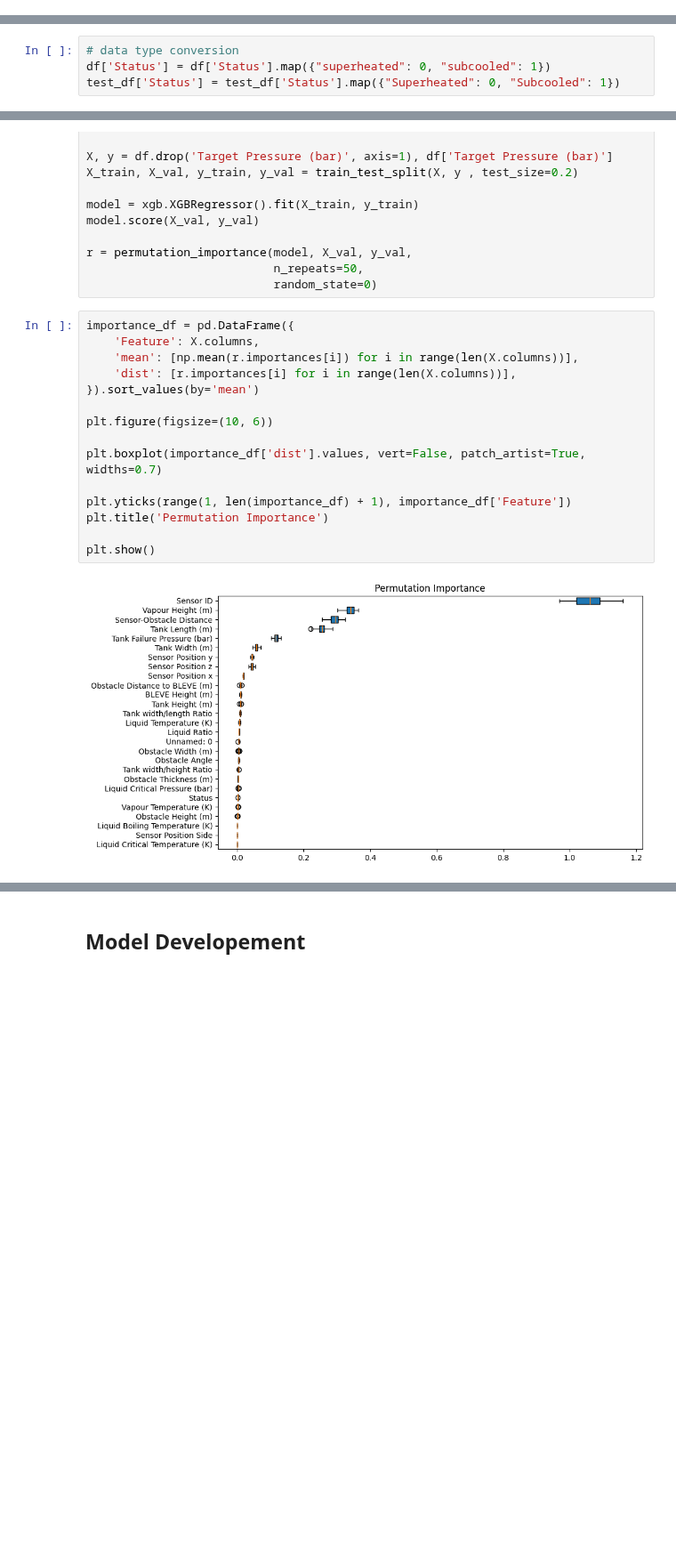
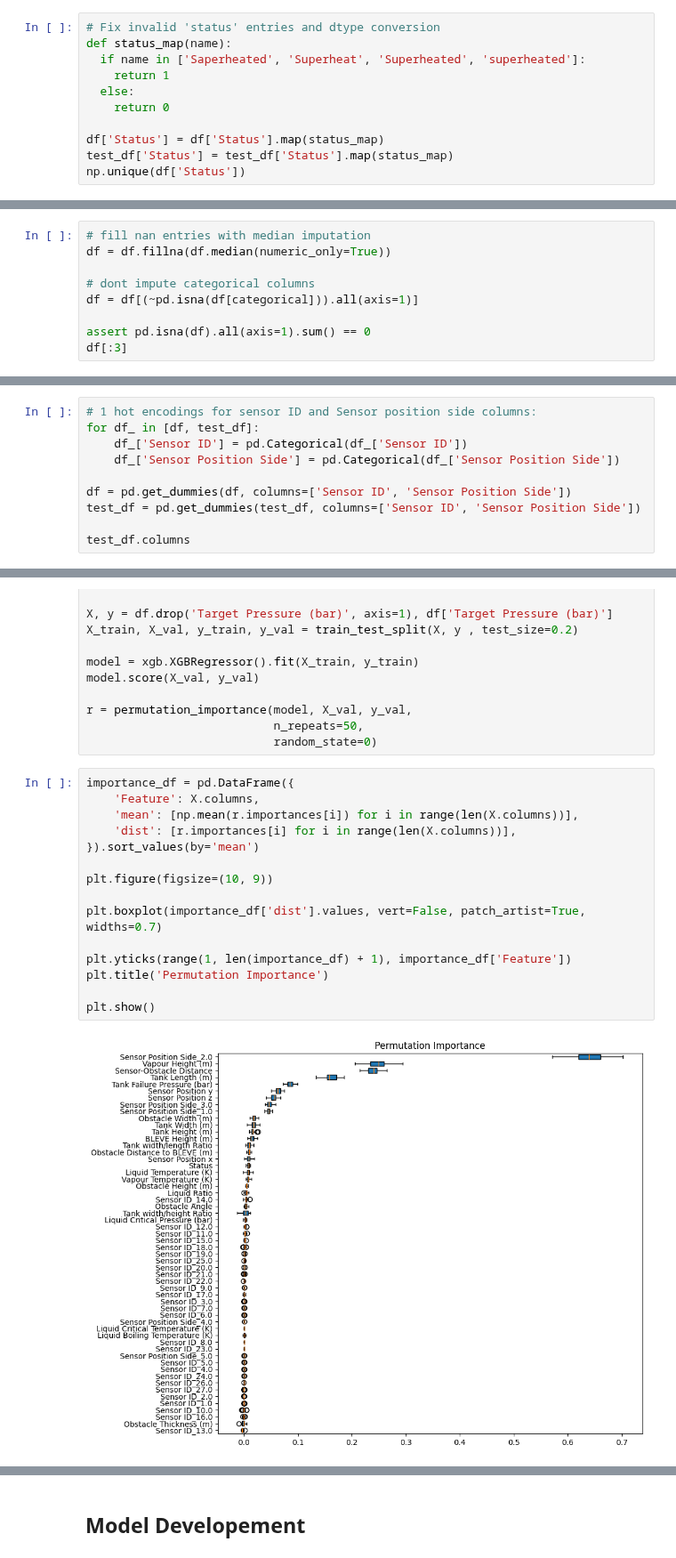
Before and after one commit to ljrn8/quick-notebooks, a Jupyter notebook: main.ipynb, the cells around one changed output, grey strips where cells are left out. Shown at 89% size. Drawn from its saved outputs; the diff is of its cells as text; blank space fills up the shorter version.

```diff
--- a/main.ipynb
+++ b/main.ipynb
@@ -116,0 +80,11 @@ df = df[non_outliers_mask]
+# %%
+# Fix invalid 'status' entries and dtype conversion
+def status_map(name):
+  if name in ['Saperheated', 'Superheat', 'Superheated', 'superheated']:
+    return 1
+  else:
+    return 0
+
+df['Status'] = df['Status'].map(status_map)
+test_df['Status'] = test_df['Status'].map(status_map)
+np.unique(df['Status'])
@@ -116,0 +118,9 @@ df = df[non_outliers_mask]
+# %%
+# fill nan entries with median imputation
+df = df.fillna(df.median(numeric_only=True))
+
+# dont impute categorical columns
+df = df[(~pd.isna(df[categorical])).all(axis=1)]
+
+assert pd.isna(df).all(axis=1).sum() == 0
+df[:3]
@@ -116,0 +163,10 @@ df = df[non_outliers_mask]
+# %%
+# 1 hot encodings for sensor ID and Sensor position side columns:
+for df_ in [df, test_df]:
+    df_['Sensor ID'] = pd.Categorical(df_['Sensor ID'])
+    df_['Sensor Position Side'] = pd.Categorical(df_['Sensor Position Side'])
+
+df = pd.get_dummies(df, columns=['Sensor ID', 'Sensor Position Side'])
+test_df = pd.get_dummies(test_df, columns=['Sensor ID', 'Sensor Position Side'])
+
+test_df.columns
@@ -228,7 +272,3 @@ for data in (df, test_df):
   # precise distance to sensor
   sensor_offsets = np.sqrt(data['Sensor Position x']**2 + data['Sensor Position y']**2 + data['Sensor Position z']**2)
   data['Sensor-Obstacle Distance'] = data['Obstacle Distance to BLEVE (m)'] + sensor_offsets
-# %%
-# data type conversion
-df['Status'] = df['Status'].map({"superheated": 0, "subcooled": 1})
-test_df['Status'] = test_df['Status'].map({"Superheated": 0, "Subcooled": 1})
@@ -252,17 +294,17 @@ r = permutation_importance(model, X_val, y_val,
 # %%
 importance_df = pd.DataFrame({
     'Feature': X.columns,
     'mean': [np.mean(r.importances[i]) for i in range(len(X.columns))],
     'dist': [r.importances[i] for i in range(len(X.columns))],
 }).sort_values(by='mean')
 
-plt.figure(figsize=(10, 6))
+plt.figure(figsize=(10, 9))
 
 plt.boxplot(importance_df['dist'].values, vert=False, patch_artist=True, widths=0.7)
 
 plt.yticks(range(1, len(importance_df) + 1), importance_df['Feature'])
 plt.title('Permutation Importance')
 
 plt.show()
 # %% [output]
-[figure, old version]
+[figure, new version]
```
Also changed, not shown: parts of 37 cells of this notebook.
